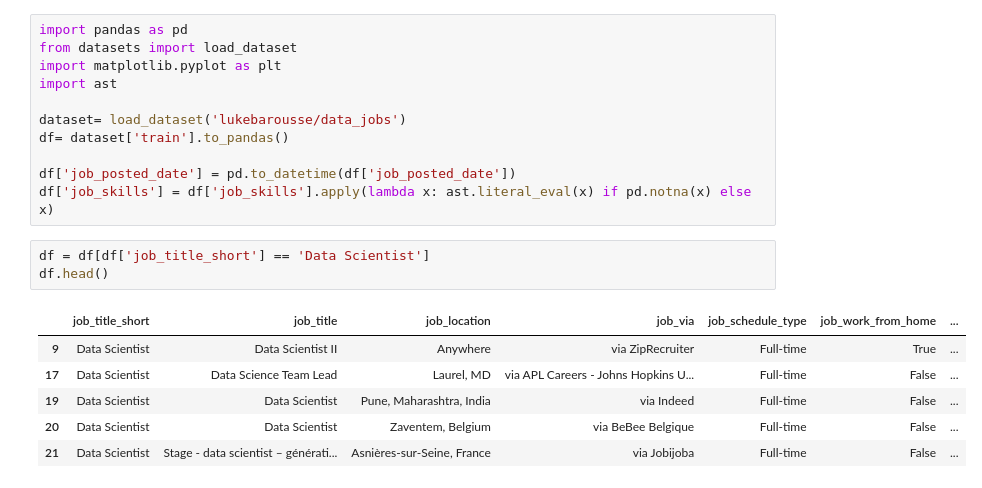
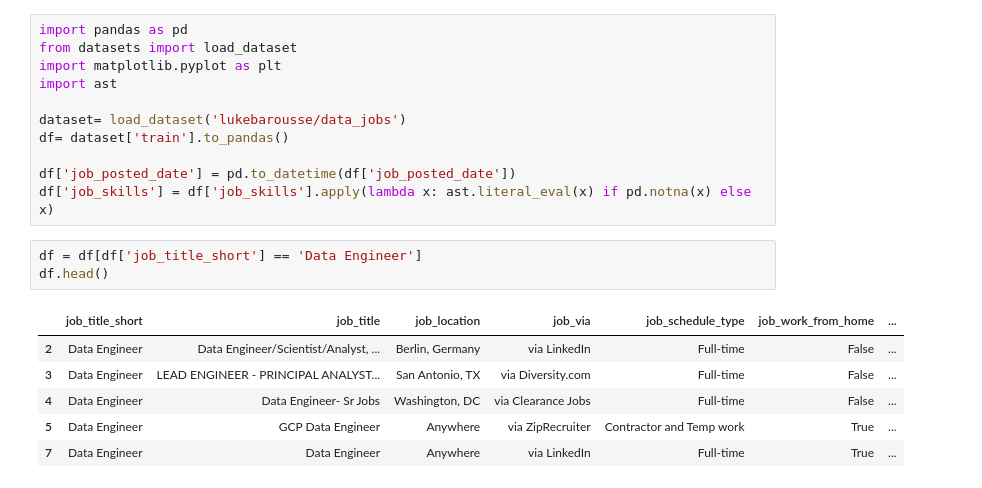
Before and after one commit to pawan-rai02/dataAnalysisPython, a Jupyter notebook: practice/scatterCharts.ipynb, the cells around one changed output. Saved outputs shown, nothing was run; the diff lists cells and outputs as text.

```diff
--- a/practice/scatterCharts.ipynb
+++ b/practice/scatterCharts.ipynb
@@ -10,12 +10,12 @@ df= dataset['train'].to_pandas()
 df['job_posted_date'] = pd.to_datetime(df['job_posted_date'])
 df['job_skills'] = df['job_skills'].apply(lambda x: ast.literal_eval(x) if pd.notna(x) else x)
 # %%
-df = df[df['job_title_short'] == 'Data Scientist']
+df = df[df['job_title_short'] == 'Data Engineer']
 df.head()
 # %% [output]
 |  | job_title_short | job_title | job_location | job_via | job_schedule_type | job_work_from_home | ... |
-| 9 | Data Scientist | Data Scientist II | Anywhere | via ZipRecruiter | Full-time | True | ... |
-| 17 | Data Scientist | Data Science Team Lead | Laurel, MD | via APL Careers - Johns Hopkins U... | Full-time | False | ... |
-| 19 | Data Scientist | Data Scientist | Pune, Maharashtra, India | via Indeed | Full-time | False | ... |
-| 20 | Data Scientist | Data Scientist | Zaventem, Belgium | via BeBee Belgique | Full-time | False | ... |
-| 21 | Data Scientist | Stage - data scientist – générati... | Asnières-sur-Seine, France | via Jobijoba | Full-time | False | ... |
+| 2 | Data Engineer | Data Engineer/Scientist/Analyst, ... | Berlin, Germany | via LinkedIn | Full-time | False | ... |
+| 3 | Data Engineer | LEAD ENGINEER - PRINCIPAL ANALYST... | San Antonio, TX | via Diversity.com | Full-time | False | ... |
+| 4 | Data Engineer | Data Engineer- Sr Jobs | Washington, DC | via Clearance Jobs | Full-time | False | ... |
+| 5 | Data Engineer | GCP Data Engineer | Anywhere | via ZipRecruiter | Contractor and Temp work | True | ... |
+| 7 | Data Engineer | Data Engineer | Anywhere | via LinkedIn | Full-time | True | ... |
```
Also changed, not shown: parts of 5 cells of this notebook, 1 other file.
